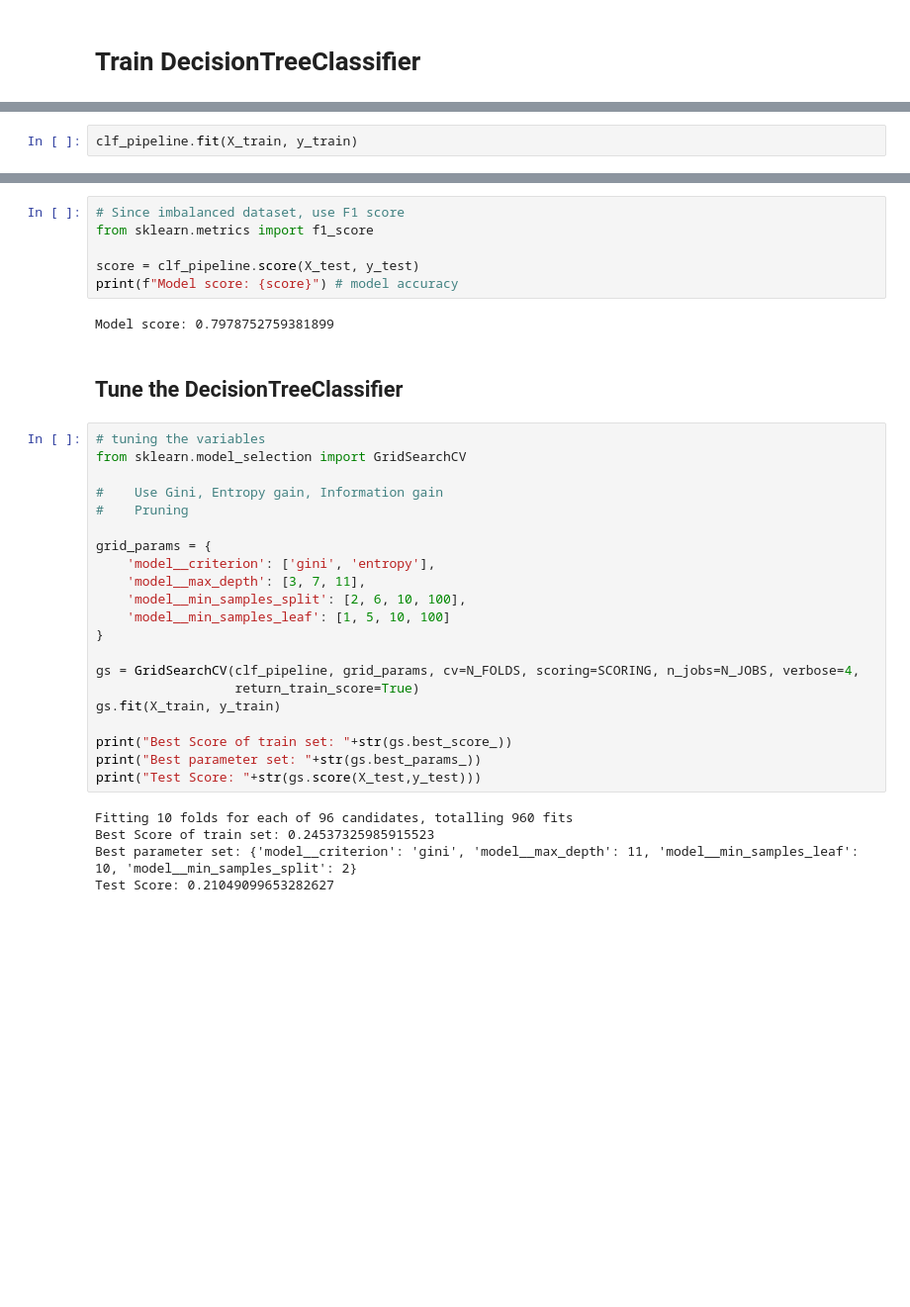
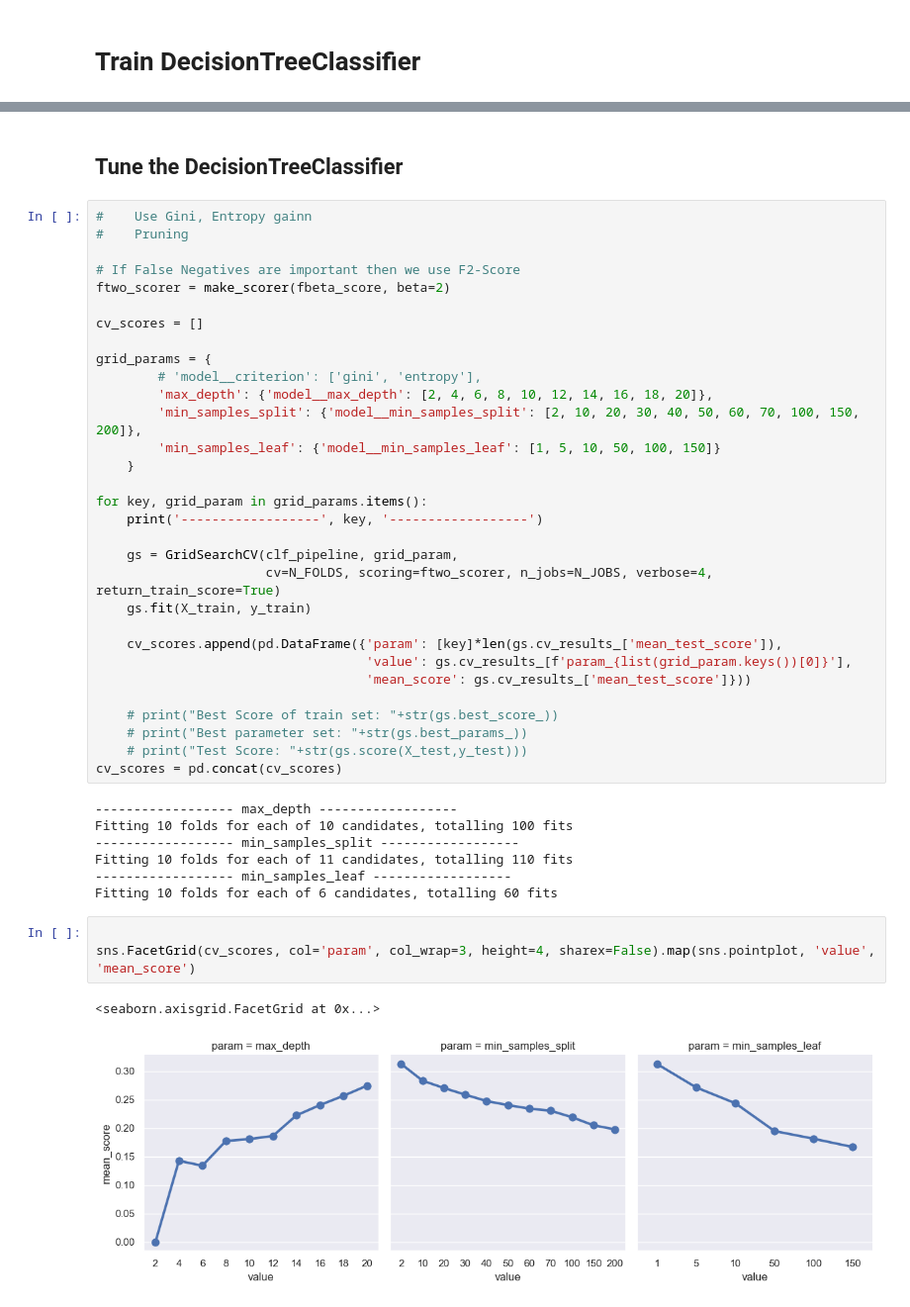
Before and after one commit to PavanKB/PS_1, a Jupyter notebook: ds1_decision_tree.ipynb, the cells around one changed output, grey strips where cells are left out. Shown at 99% size. Saved outputs shown, nothing was run; the diff lists cells and outputs as text; blank space fills up the shorter version.

```diff
--- a/ds1_decision_tree.ipynb
+++ b/ds1_decision_tree.ipynb
@@ -83,5 +104,3 @@ clf_pipeline = Pipeline(steps=[
     ('col_trans', col_trans),
     ('model', clf)
 ])
-# %%
-clf_pipeline.fit(X_train, y_train)
@@ -106,36 +107,46 @@ Pipeline(steps=[('col_trans',
-# %%
-# Since imbalanced dataset, use F1 score
-from sklearn.metrics import f1_score
-
-score = clf_pipeline.score(X_test, y_test)
-print(f"Model score: {score}") # model accuracy
-# %% [output]
-Model score: 0.7978752759381899
 # %% [markdown]
 ## Tune the DecisionTreeClassifier
 # %%
-# tuning the variables
-from sklearn.model_selection import GridSearchCV
-
-#    Use Gini, Entropy gain, Information gain
+#    Use Gini, Entropy gainn
 #    Pruning
 
+# If False Negatives are important then we use F2-Score
+ftwo_scorer = make_scorer(fbeta_score, beta=2)
+
+cv_scores = []
+
 grid_params = {
-    'model__criterion': ['gini', 'entropy'],
-    'model__max_depth': [3, 7, 11],
-    'model__min_samples_split': [2, 6, 10, 100],
-    'model__min_samples_leaf': [1, 5, 10, 100]
-}
+        # 'model__criterion': ['gini', 'entropy'],
+        'max_depth': {'model__max_depth': [2, 4, 6, 8, 10, 12, 14, 16, 18, 20]},
+        'min_samples_split': {'model__min_samples_split': [2, 10, 20, 30, 40, 50, 60, 70, 100, 150, 200]},
+        'min_samples_leaf': {'model__min_samples_leaf': [1, 5, 10, 50, 100, 150]}
+    }
 
-gs = GridSearchCV(clf_pipeline, grid_params, cv=N_FOLDS, scoring=SCORING, n_jobs=N_JOBS, verbose=4,
-                  return_train_score=True)
-gs.fit(X_train, y_train)
+for key, grid_param in grid_params.items():
+    print('------------------', key, '------------------')
 
-print("Best Score of train set: "+str(gs.best_score_))
-print("Best parameter set: "+str(gs.best_params_))
-print("Test Score: "+str(gs.score(X_test,y_test)))
+    gs = GridSearchCV(clf_pipeline, grid_param,
+                      cv=N_FOLDS, scoring=ftwo_scorer, n_jobs=N_JOBS, verbose=4, return_train_score=True)
+    gs.fit(X_train, y_train)
+
+    cv_scores.append(pd.DataFrame({'param': [key]*len(gs.cv_results_['mean_test_score']),
+                                   'value': gs.cv_results_[f'param_{list(grid_param.keys())[0]}'],
+                                   'mean_score': gs.cv_results_['mean_test_score']}))
+
+    # print("Best Score of train set: "+str(gs.best_score_))
+    # print("Best parameter set: "+str(gs.best_params_))
+    # print("Test Score: "+str(gs.score(X_test,y_test)))
+cv_scores = pd.concat(cv_scores)
 # %% [output]
-Fitting 10 folds for each of 96 candidates, totalling 960 fits
-Best Score of train set: 0.24537325985915523
-Best parameter set: {'model__criterion': 'gini', 'model__max_depth': 11, 'model__min_samples_leaf': 10, 'model__min_samples_split': 2}
-Test Score: 0.21049099653282627
+------------------ max_depth ------------------
+Fitting 10 folds for each of 10 candidates, totalling 100 fits
+------------------ min_samples_split ------------------
+Fitting 10 folds for each of 11 candidates, totalling 110 fits
+------------------ min_samples_leaf ------------------
+Fitting 10 folds for each of 6 candidates, totalling 60 fits
+# %%
+
+sns.FacetGrid(cv_scores, col='param', col_wrap=3, height=4, sharex=False).map(sns.pointplot, 'value', 'mean_score')
+# %% [output]
+<seaborn.axisgrid.FacetGrid at 0x...>
+[figure, added]
```
Also changed, not shown: parts of 20 cells of this notebook, 7 other files.
